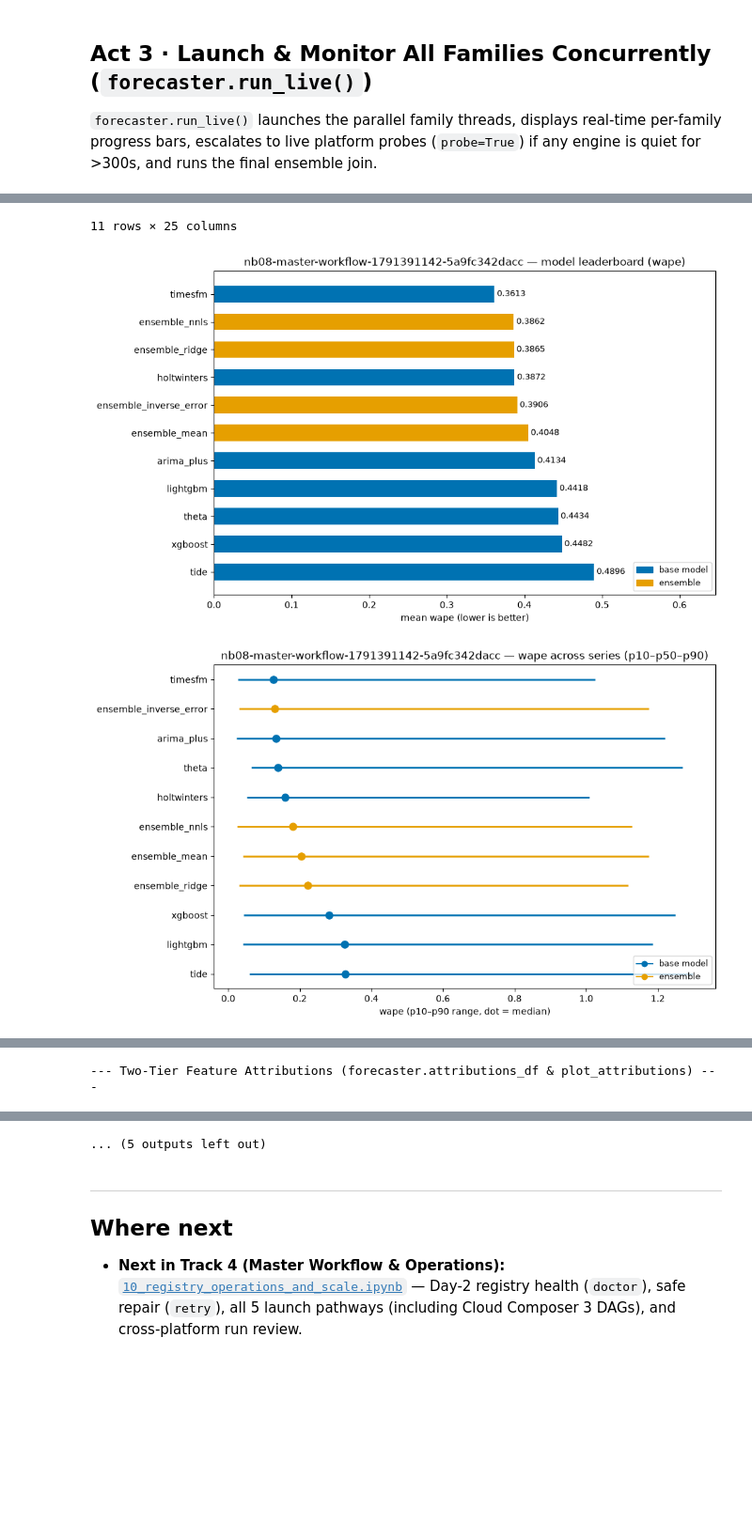
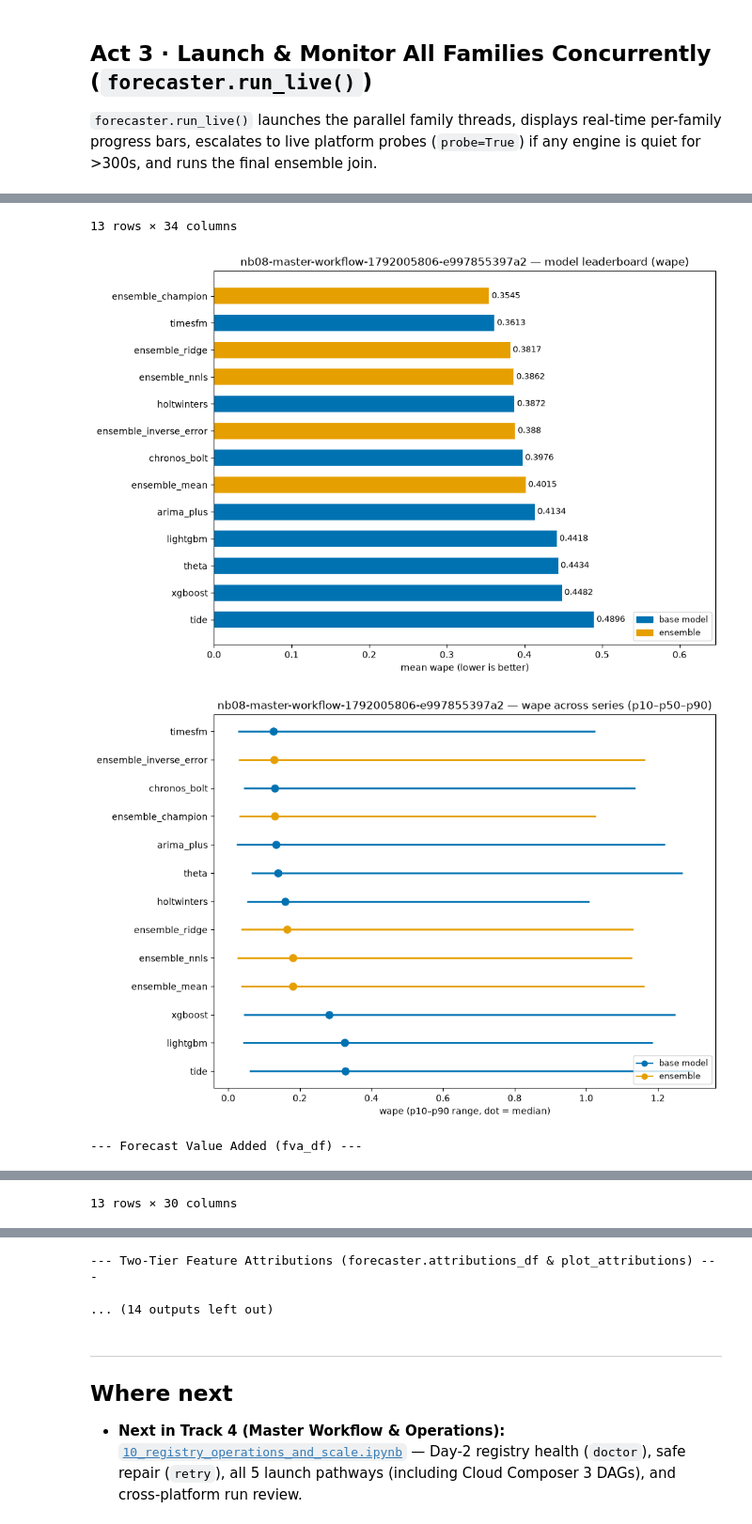
Before and after one commit to statmike/scale-forecasting, a Jupyter notebook: notebooks/08_multi_engine_master_workflow.ipynb, the cells around one changed output, grey strips where cells are left out. Shown at 94% size. Drawn from its saved outputs; the diff is of its cells as text; code cells hidden in the pictures; blank space fills up the shorter version.

```diff
--- a/notebooks/08_multi_engine_master_workflow.ipynb
+++ b/notebooks/08_multi_engine_master_workflow.ipynb
@@ -112,11 +112,11 @@ from scale_forecasting import Forecaster, RunConfig
 # === Parameters — edit me ===============================================
 RUN_NAME = f"nb08 master workflow {int(time.time())}"
 SOURCE_TABLE = "source_series_iceberg"
-MODELS = ["theta", "holtwinters", "lightgbm", "xgboost", "tide", "arima_plus", "timesfm"]
+MODELS = ["theta", "holtwinters", "lightgbm", "xgboost", "tide", "chronos_bolt", "arima_plus", "timesfm"]
 HORIZON = 28
 SERIES_LIMIT = 15
 N_FOLDS = 2
-ENSEMBLE_STRATEGIES = ["mean", "inverse_error", "nnls", "ridge"]
+ENSEMBLE_STRATEGIES = ["mean", "inverse_error", "nnls", "ridge", "champion"]
 # ========================================================================
 
 cfg = RunConfig(
@@ -208,6 +210,9 @@ plt.show()
 
 plot_metric_distribution(review)
 plt.show()
+
+print("--- Forecast Value Added (fva_df) ---")
+display(forecaster.fva_df())
 
 display(forecaster.cohorts_df())
 display(forecaster.jobs_df())
@@ -237,4 +242,40 @@ trace_df = forecaster.trace()
 display(trace_df)
 plot_trace(trace_df)
 plt.show()
+
+print("--- Universal Anomaly & Structural Change-Point Detection (ensemble_nnls) ---")
+display(forecaster.detect_anomalies_df(model_name="ensemble_nnls", anomalies_only=True).head(10))
+display(forecaster.detect_change_points_df(model_name="ensemble_nnls").head(10))
+
+print("--- Operational Inventory & Replenishment Policy (Continuous Review (s, S) @ 95% CSL) ---")
+inv_df = forecaster.inventory_policy_df(
+    model_name="ensemble_nnls",
+    lead_time=7.0,
+    service_level=0.95,
+    on_hand=150.0,
+    holding_cost=1.0,
+    stockout_cost=9.0,
+)
+display(
+    inv_df[
+        [
+            "ts_id",
+            "model_type",
+            "lead_time_demand",
+            "error_autocorr_rho",
+            "safety_stock",
+            "reorder_point",
+            "recommended_order_qty",
+            "expected_total_cost",
+        ]
+    ].head(10)
+)
+forecaster.plot_inventory_policy(
+    model_name="ensemble_nnls",
+    lead_time=7.0,
+    service_level=0.95,
+    on_hand=150.0,
+    max_rows=10,
+)
+plt.show()
 # %% [output]
@@ -253,3 +296,4 @@ plt.show()
-11 rows × 25 columns
+13 rows × 34 columns
-[figure, old version]
+[figure, new version]
-[figure, old version]
+[figure, new version]
+--- Forecast Value Added (fva_df) ---
@@ -267,0 +314 @@ plt.show()
+13 rows × 30 columns
@@ -276 +336,0 @@ plt.show()
---- Two-Tier Feature Attributions (forecaster.attributions_df & plot_attributions) ---
@@ -290,4 +337,5 @@ plt.show()
-... (5 outputs left out)
+--- Two-Tier Feature Attributions (forecaster.attributions_df & plot_attributions) ---
+... (14 outputs left out)
 # %% [markdown]
 <!-- sf-closing -->
 ---
```
Also changed, not shown: parts of 5 cells of this notebook, 29 other files.
